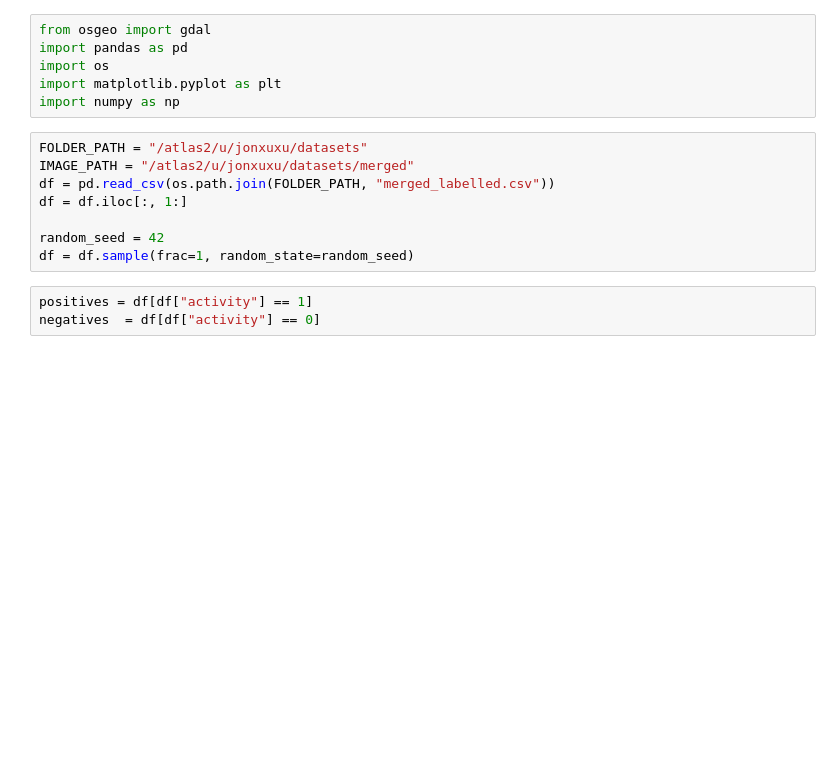
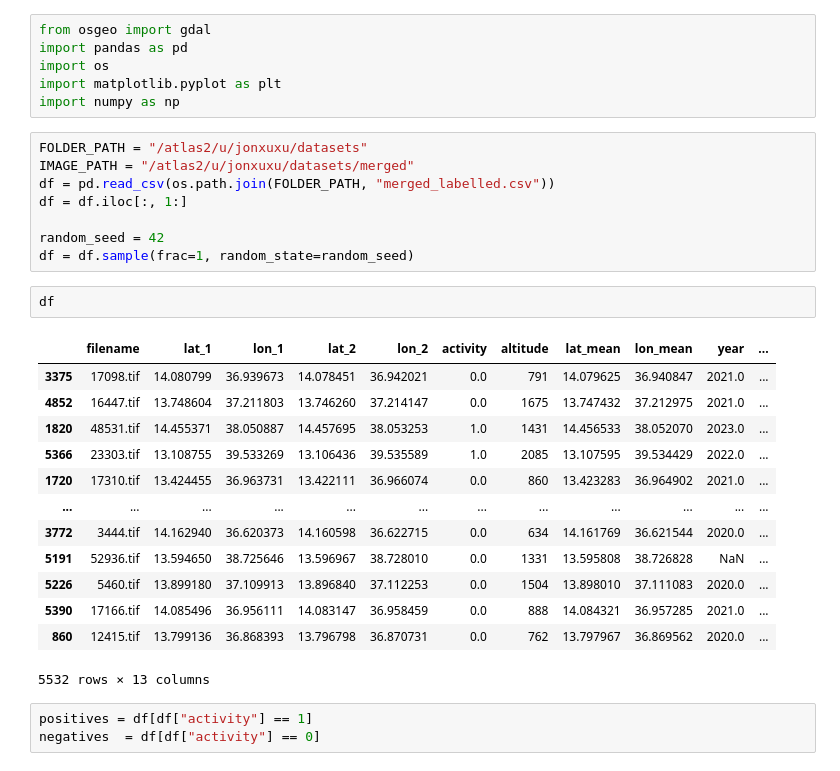
Before and after one commit to jonxuxu/harvest-piles, a Jupyter notebook: notebooks/Dataset_Explorer.ipynb, the cells around one changed output. Cells and saved outputs as stored; diff of their text form; blank space fills up the shorter version.

```diff
--- a/notebooks/Datset_Explorer.ipynb
+++ b/notebooks/Dataset_Explorer.ipynb
@@ -14,6 +14,22 @@ df = df.iloc[:, 1:]
 
 random_seed = 42
 df = df.sample(frac=1, random_state=random_seed)
+# %%
+df
+# %% [output]
+|  | filename | lat_1 | lon_1 | lat_2 | lon_2 | activity | altitude | lat_mean | lon_mean | year | ... |
+| 3375 | 17098.tif | 14.080799 | 36.939673 | 14.078451 | 36.942021 | 0.0 | 791 | 14.079625 | 36.940847 | 2021.0 | ... |
+| 4852 | 16447.tif | 13.748604 | 37.211803 | 13.746260 | 37.214147 | 0.0 | 1675 | 13.747432 | 37.212975 | 2021.0 | ... |
+| 1820 | 48531.tif | 14.455371 | 38.050887 | 14.457695 | 38.053253 | 1.0 | 1431 | 14.456533 | 38.052070 | 2023.0 | ... |
+| 5366 | 23303.tif | 13.108755 | 39.533269 | 13.106436 | 39.535589 | 1.0 | 2085 | 13.107595 | 39.534429 | 2022.0 | ... |
+| 1720 | 17310.tif | 13.424455 | 36.963731 | 13.422111 | 36.966074 | 0.0 | 860 | 13.423283 | 36.964902 | 2021.0 | ... |
+| ... | ... | ... | ... | ... | ... | ... | ... | ... | ... | ... | ... |
+| 3772 | 3444.tif | 14.162940 | 36.620373 | 14.160598 | 36.622715 | 0.0 | 634 | 14.161769 | 36.621544 | 2020.0 | ... |
+| 5191 | 52936.tif | 13.594650 | 38.725646 | 13.596967 | 38.728010 | 0.0 | 1331 | 13.595808 | 38.726828 | NaN | ... |
+| 5226 | 5460.tif | 13.899180 | 37.109913 | 13.896840 | 37.112253 | 0.0 | 1504 | 13.898010 | 37.111083 | 2020.0 | ... |
+| 5390 | 17166.tif | 14.085496 | 36.956111 | 14.083147 | 36.958459 | 0.0 | 888 | 14.084321 | 36.957285 | 2021.0 | ... |
+| 860 | 12415.tif | 13.799136 | 36.868393 | 13.796798 | 36.870731 | 0.0 | 762 | 13.797967 | 36.869562 | 2020.0 | ... |
+5532 rows × 13 columns
 # %%
 positives = df[df["activity"] == 1]
 negatives  = df[df["activity"] == 0]
```
Also changed, not shown: 4 other files.
